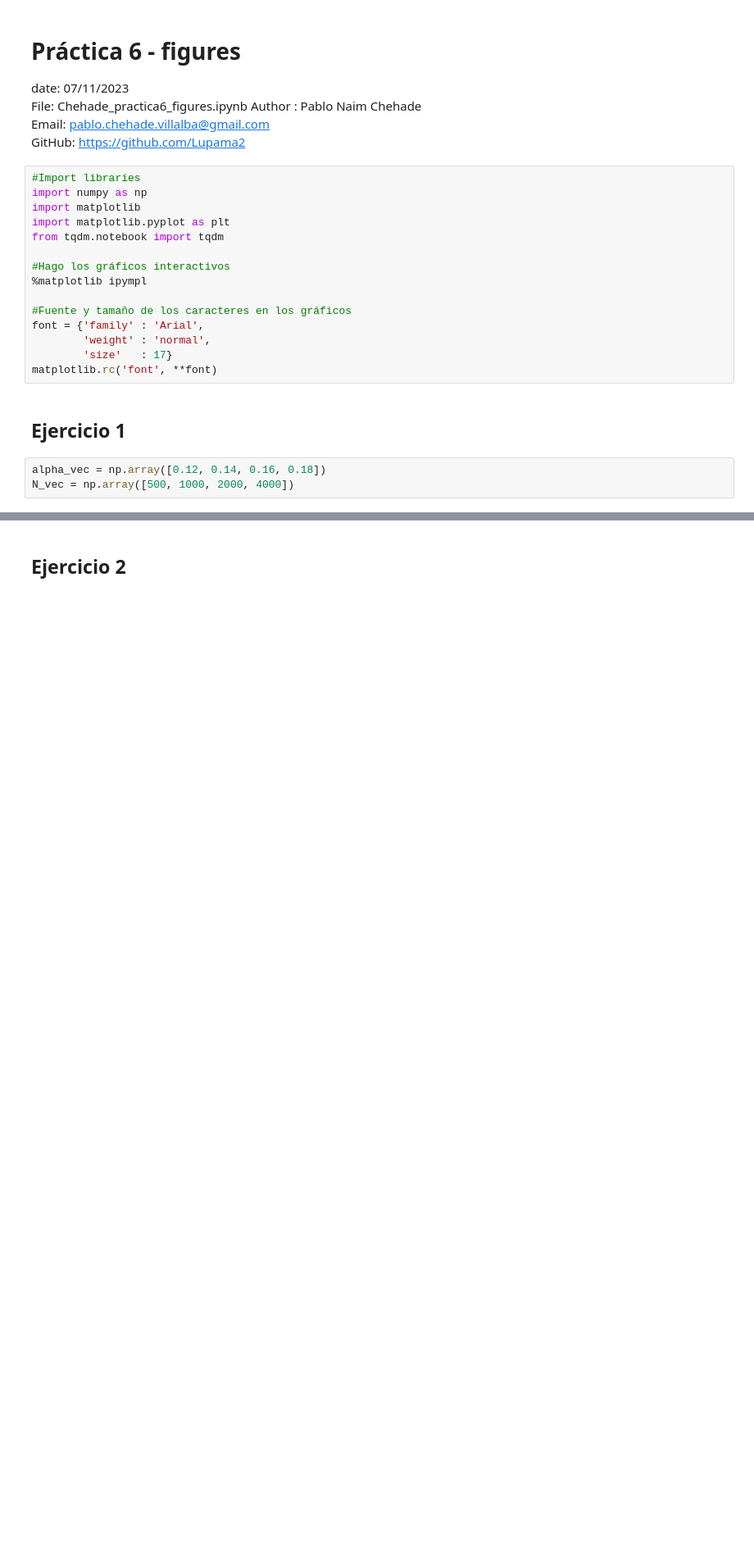
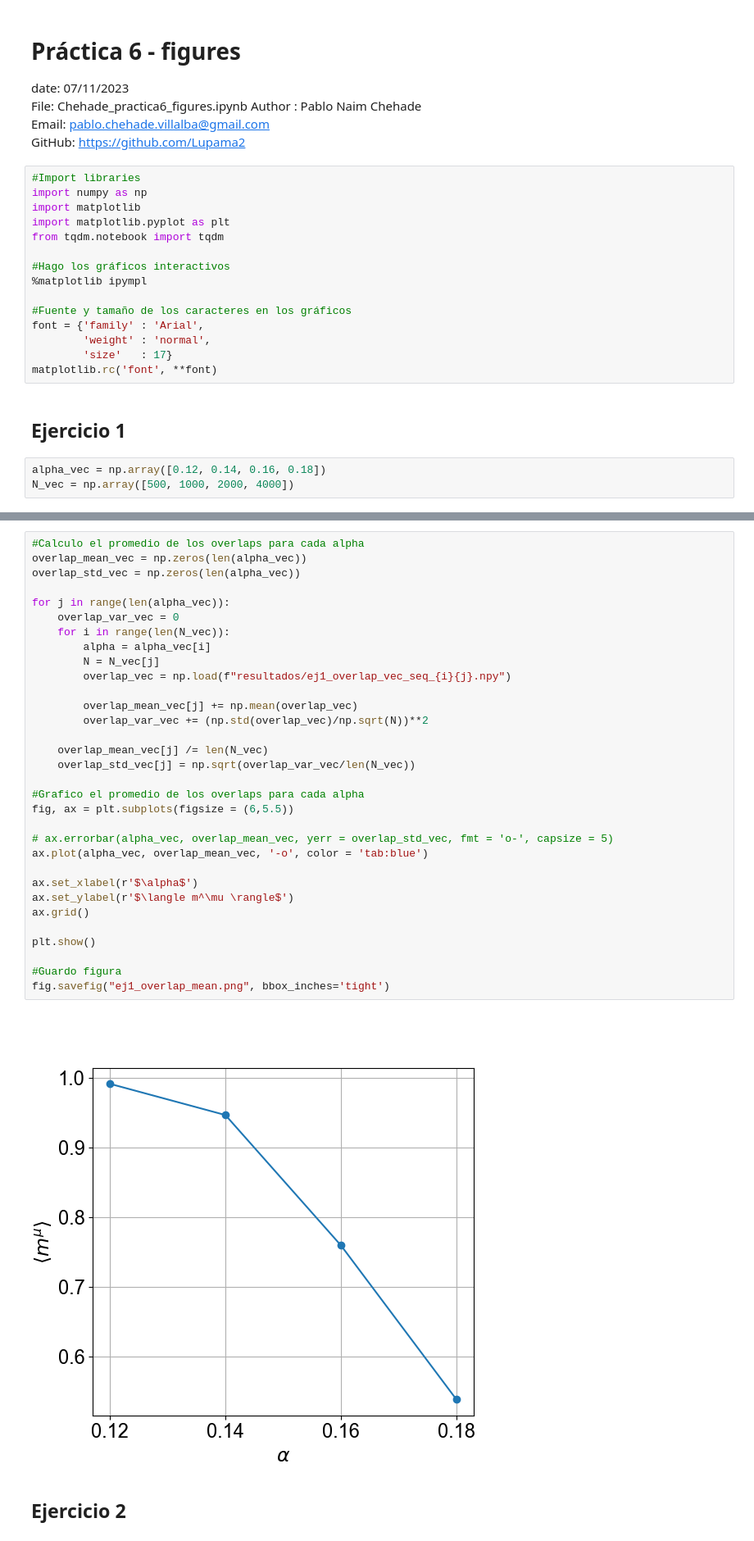
Before and after one commit to Lupama2/RedesNeuronales, a Jupyter notebook: Practicas/practica_6/Chehade_practica6_figures.ipynb, the cells around one changed output, grey strips where cells are left out. Shown at 82% size. Saved outputs shown, nothing was run; the diff lists cells and outputs as text; blank space fills up the shorter version.

```diff
--- a/Practicas/practica_6/Chehade_practica6_figures.ipynb
+++ b/Practicas/practica_6/Chehade_practica6_figures.ipynb
@@ -100,3 +99,37 @@ plt.show()
+# %%
+#Calculo el promedio de los overlaps para cada alpha
+overlap_mean_vec = np.zeros(len(alpha_vec))
+overlap_std_vec = np.zeros(len(alpha_vec))
+
+for j in range(len(alpha_vec)):
+    overlap_var_vec = 0
+    for i in range(len(N_vec)):
+        alpha = alpha_vec[i]
+        N = N_vec[j]
+        overlap_vec = np.load(f"resultados/ej1_overlap_vec_seq_{i}{j}.npy")
+
+        overlap_mean_vec[j] += np.mean(overlap_vec)
+        overlap_var_vec += (np.std(overlap_vec)/np.sqrt(N))**2
+
+    overlap_mean_vec[j] /= len(N_vec)
+    overlap_std_vec[j] = np.sqrt(overlap_var_vec/len(N_vec))
+
+#Grafico el promedio de los overlaps para cada alpha
+fig, ax = plt.subplots(figsize = (6,5.5))
+
+# ax.errorbar(alpha_vec, overlap_mean_vec, yerr = overlap_std_vec, fmt = 'o-', capsize = 5)
+ax.plot(alpha_vec, overlap_mean_vec, '-o', color = 'tab:blue')
+
+ax.set_xlabel(r'$\alpha$')
+ax.set_ylabel(r'$\langle m^\mu \rangle$')
+ax.grid()
+
+plt.show()
+
+#Guardo figura
+fig.savefig("ej1_overlap_mean.png", bbox_inches='tight')
+# %% [output]
+[figure, added]
 # %% [markdown]
 ## Ejercicio 2
 # %%
```
Also changed, not shown: parts of 5 cells of this notebook, 4 other files.
